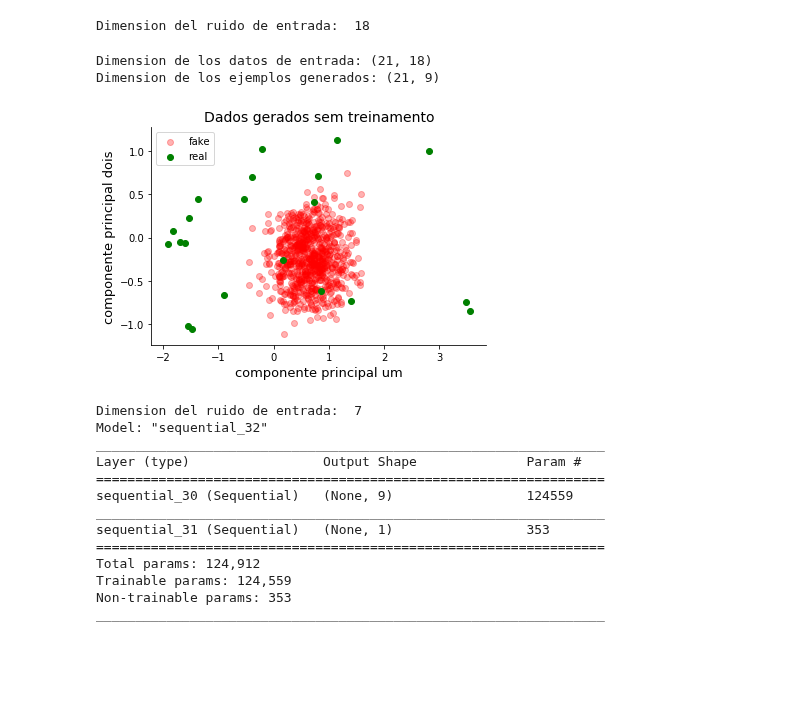
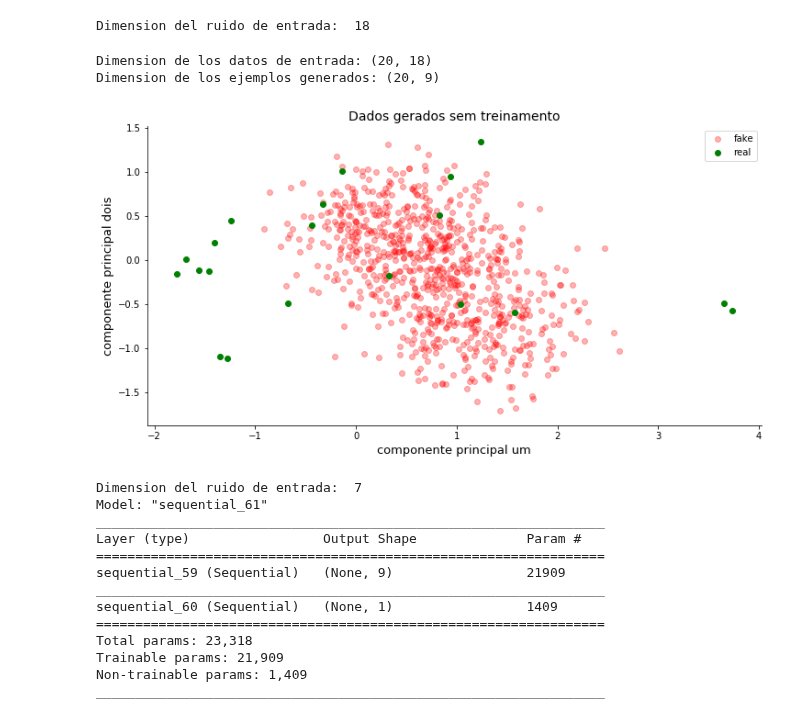
Before and after one commit to ejrueda/MasterUFPA, a Jupyter notebook: Proyectos/BioInformática/one-classification with GAN.ipynb, the cells around one changed output. Drawn from its saved outputs; the diff is of its cells as text; code cells hidden in the pictures; blank space fills up the shorter version.

```diff
--- a/Proyectos/BioInformática/one-classification with GAN.ipynb
+++ b/Proyectos/BioInformática/one-classification with GAN.ipynb
@@ -125,3 +125,6 @@ for key, val in d_cv.items():
 max cv:  0.5005366248219769
 ------------ outliers -------------
 idnT 0.5082800362135752
+# %%
+X_train = X_train.drop("idnT")
+X_train.shape
@@ -170,9 +175,9 @@ class Generator():
         Retorna el modelo Generador
         """
         model = Sequential()
-        model.add(Dense(250, input_shape=(self.noise_input,)))
-        model.add(Dense(250))
-        model.add(Dense(230))
+        model.add(Dense(100, input_shape=(self.noise_input,)))
+        model.add(Dense(100))
+        model.add(Dense(100))
         model.add(Dense(np.prod(self.out_dim), activation="tanh"))
         model.add(Reshape(self.out_dim))
         return model
@@ -195,24 +200,27 @@ print("Dimension de los datos de entrada:", noise.shape)
 data_fake = G.predict(noise)
 print("Dimension de los ejemplos generados:", data_fake.shape)
 # %% [output]
-Dimension de los datos de entrada: (21, 18)
-Dimension de los ejemplos generados: (21, 9)
+Dimension de los datos de entrada: (20, 18)
+Dimension de los ejemplos generados: (20, 9)
 # %%
+pca_real = PCA(n_components=2)
+X_train_pca = pca_real.fit_transform(X_train)
+X_train_pca
 noise = np.random.normal(loc=0, scale=1, size=(800,noise_input))
-fig1 = plt.figure()
+fig1 = plt.figure(figsize=(12,6))
 ax1 = fig1.add_subplot()
 ax1.spines["top"].set_visible(False)
 ax1.spines["right"].set_visible(False)
 plt.title("Dados gerados sem treinamento", fontsize=14)
 plt.xlabel("componente principal um", fontsize=13)
 plt.ylabel("componente principal dois", fontsize=13)
 x_noise = G.predict(noise)
 X_fake_pca = pca_real.transform(x_noise)
 plt.scatter(X_fake_pca[:,0], X_fake_pca[:,1], color="red", label="fake", alpha=.3)
 plt.scatter(X_train_pca[:,0], X_train_pca[:,1], color="green", label="real", alpha=1)
 plt.legend();
 # %% [output]
-[figure, old version]
+[figure, new version]
 # %%
 class Discriminator():
 
@@ -322,13 +331,13 @@ def train(X_train, epochs, batch_size, G, D, gan, noise_input):
 noise_input = 7
 #Gerador
 #optimizerG = Adam(lr=0.0001, beta_1=0.4)
-optimizerG = SGD(lr=0.0001, momentum=0.9, decay=0.0001/1700)
+optimizerG = SGD(lr=0.0001, momentum=0.9, decay=0.0001/2000)
 obj_G = Generator(noise_input, (X_train.shape[1],), optimizerG)
 print("Dimension del ruido de entrada: ",noise_input)
 G = obj_G.compileG()
 # Discriminador
 #optimizerD = Adam(lr=0.002, beta_1=0.9)
-optimizerD = SGD(lr=0.02, momentum=0.85, decay=0.02/1700)
+optimizerD = SGD(lr=0.002, momentum=0.9, decay=0.002/2000)
 objD = Discriminator((X_train.shape[1],), optimizerD)
 D = objD.compileD()
 
@@ -337,16 +346,16 @@ gan.compile(loss='binary_crossentropy', optimizer=optimizerG)
 gan.summary()
 # %% [output]
 Dimension del ruido de entrada:  7
-Model: "sequential_32"
+Model: "sequential_61"
 _________________________________________________________________
 Layer (type)                 Output Shape              Param #
 =================================================================
-sequential_30 (Sequential)   (None, 9)                 124559
+sequential_59 (Sequential)   (None, 9)                 21909
 _________________________________________________________________
-sequential_31 (Sequential)   (None, 1)                 353
+sequential_60 (Sequential)   (None, 1)                 1409
 =================================================================
-Total params: 124,912
-Trainable params: 124,559
-Non-trainable params: 353
+Total params: 23,318
+Trainable params: 21,909
+Non-trainable params: 1,409
 _________________________________________________________________
 # %%
```
Also changed, not shown: parts of 8 cells of this notebook, 1 other file.
